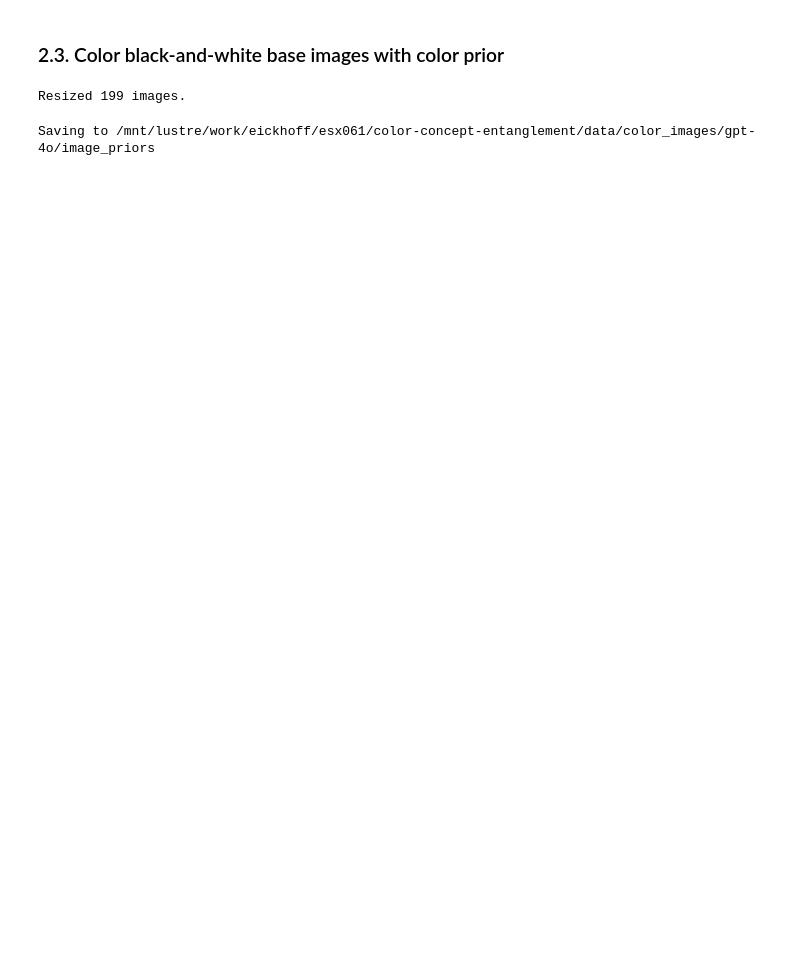
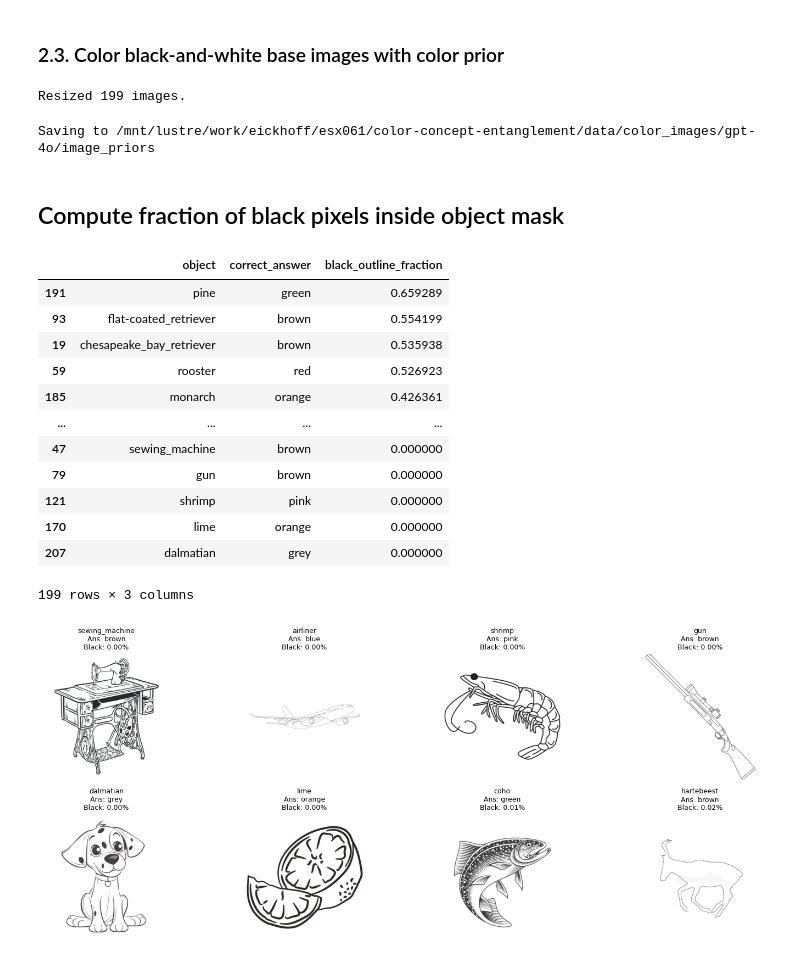
Before and after one commit to jonnemi/color-concept-entanglement, a Jupyter notebook: making_color_images/make_color_prior_dataset.ipynb, the cells around one changed output. Drawn from its saved outputs; the diff is of its cells as text; code cells hidden in the pictures; blank space fills up the shorter version.

Commit message:
Analyse black pixel fraction for objects

```diff
--- a/making_color_images/make_color_prior_dataset.ipynb
+++ b/making_color_images/make_color_prior_dataset.ipynb
@@ -438,3 +423,5 @@ for _, row in tqdm(df_GPT.iterrows(), total=len(df_GPT), desc="Generating color
 for idx, row in df_GPT.head(5).iterrows():
     for color_mode in coloring_modes:
         show_variants_grid(row['image_path'], row['incorrect_answer'], OUT_COLOR, color_mode=color_mode, pct_range=ten_increase)
+# %% [markdown]
+## Compute fraction of black pixels inside object mask
@@ -440,0 +459,44 @@ for idx, row in df_GPT.head(5).iterrows():
+# %%
+def show_top_fraction(df, n=8):
+
+    df_sorted = df.sort_values(
+        "black_outline_fraction",
+        ascending=True
+    ).head(n)
+
+    plt.figure(figsize=(15, 6))
+
+    for i, (_, row) in enumerate(df_sorted.iterrows()):
+        plt.subplot(2, (n+1)//2, i+1)
+
+        img = Image.open(row["image_path"])
+        plt.imshow(img)
+        plt.axis("off")
+
+        title = (
+            f'{row["object"]}\n'
+            f'Ans: {row["correct_answer"]}\n'
+            f'Black: {row["black_outline_fraction"]:.2%}'
+        )
+        plt.title(title, fontsize=9)
+
+    plt.tight_layout()
+    plt.show()
+
+display(fractions_df[["object", "correct_answer", "black_outline_fraction"]].sort_values("black_outline_fraction", ascending=False))
+show_top_fraction(fractions_df, n=8)
+# %% [output]
+|  | object | correct_answer | black_outline_fraction |
+| 191 | pine | green | 0.659289 |
+| 93 | flat-coated_retriever | brown | 0.554199 |
+| 19 | chesapeake_bay_retriever | brown | 0.535938 |
+| 59 | rooster | red | 0.526923 |
+| 185 | monarch | orange | 0.426361 |
+| ... | ... | ... | ... |
+| 47 | sewing_machine | brown | 0.000000 |
+| 79 | gun | brown | 0.000000 |
+| 121 | shrimp | pink | 0.000000 |
+| 170 | lime | orange | 0.000000 |
+| 207 | dalmatian | grey | 0.000000 |
+199 rows × 3 columns
+[figure, added]
```
Also changed, not shown: parts of 13 cells of this notebook, 2 other files.
